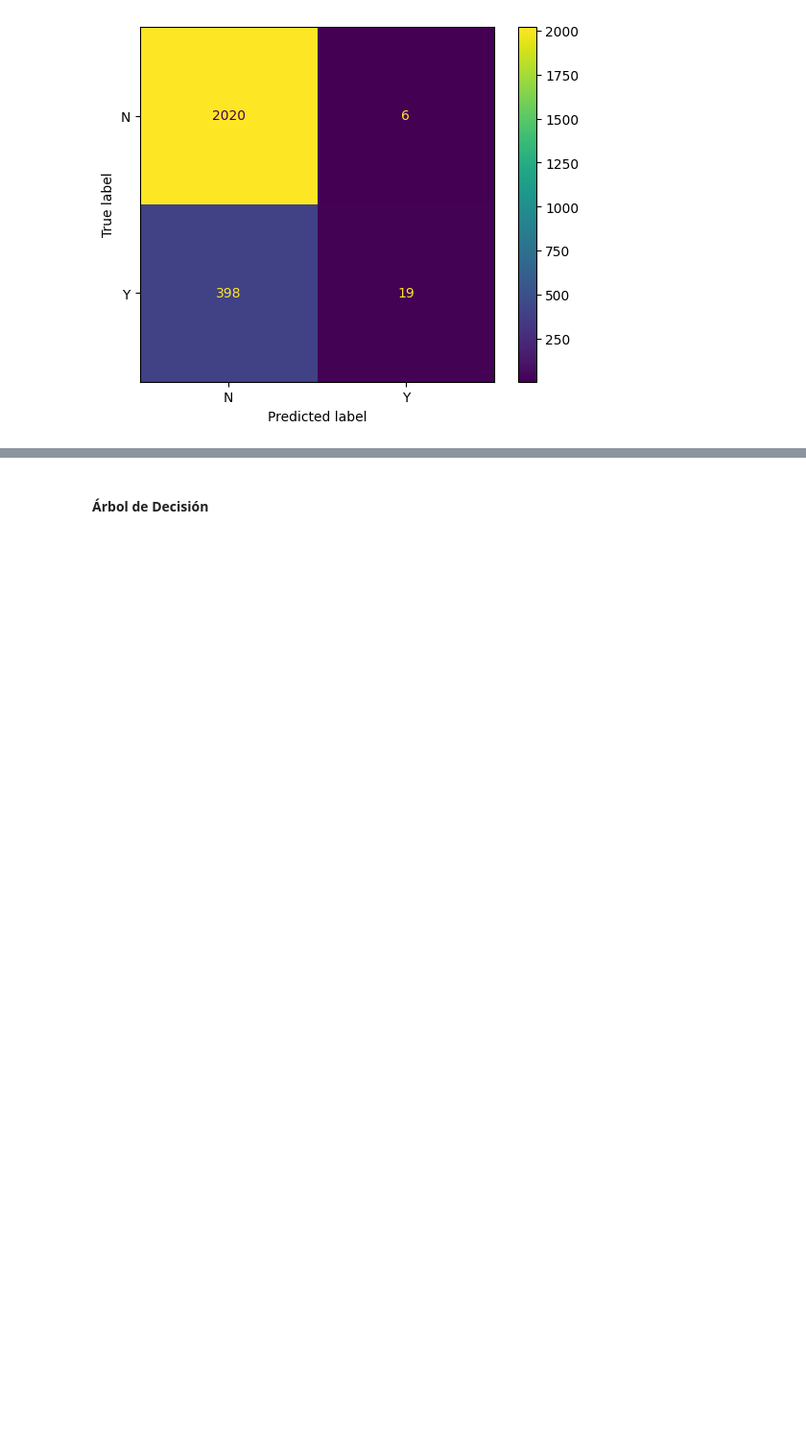
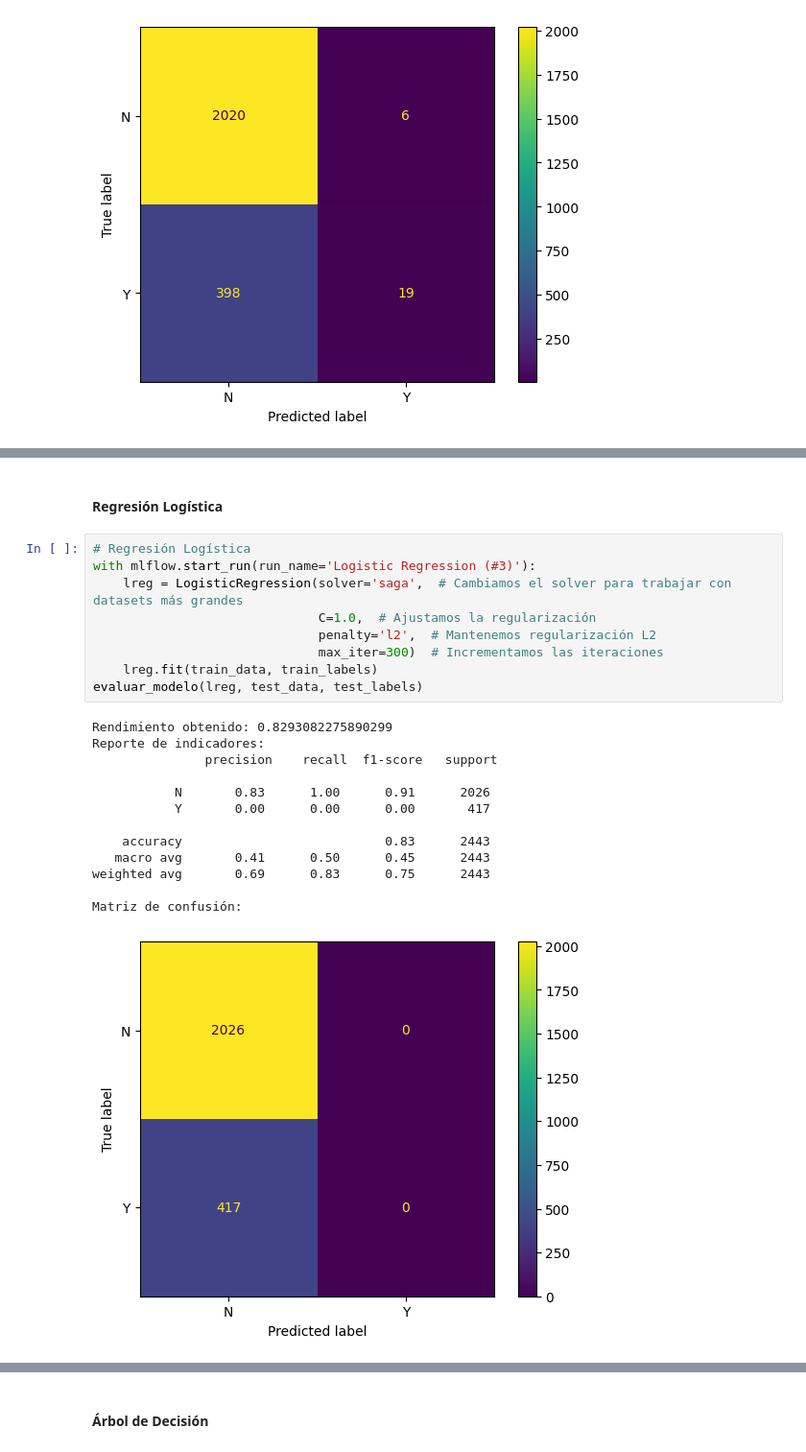
Before and after one commit to amorenor1/13MBID-ABR24-25, a Jupyter notebook: notebooks/04_Modelado_Evaluacion/MD01 - Modelado.ipynb, the cells around one changed output, grey strips where cells are left out. Shown at 96% size. Drawn from its saved outputs; the diff is of its cells as text; blank space fills up the shorter version.

```diff
--- a/notebooks/04_Modelado_Evaluacion/MD01 - Modelado.ipynb
+++ b/notebooks/04_Modelado_Evaluacion/MD01 - Modelado.ipynb
@@ -413,0 +446,25 @@ Matriz de confusión:
+# %% [markdown]
+#### Regresión Logística
+# %%
+# Regresión Logística
+with mlflow.start_run(run_name='Logistic Regression (#3)'):
+    lreg = LogisticRegression(solver='saga',  # Cambiamos el solver para trabajar con datasets más grandes
+                              C=1.0,  # Ajustamos la regularización
+                              penalty='l2',  # Mantenemos regularización L2
+                              max_iter=300)  # Incrementamos las iteraciones
+    lreg.fit(train_data, train_labels)
+evaluar_modelo(lreg, test_data, test_labels)
+# %% [output]
+Rendimiento obtenido: 0.8293082275890299
+Reporte de indicadores:
+               precision    recall  f1-score   support
+
+           N       0.83      1.00      0.91      2026
+           Y       0.00      0.00      0.00       417
+
+    accuracy                           0.83      2443
+   macro avg       0.41      0.50      0.45      2443
+weighted avg       0.69      0.83      0.75      2443
+
+Matriz de confusión:
+[figure, added]
```
Also changed, not shown: parts of 19 cells of this notebook, 2 other files.
